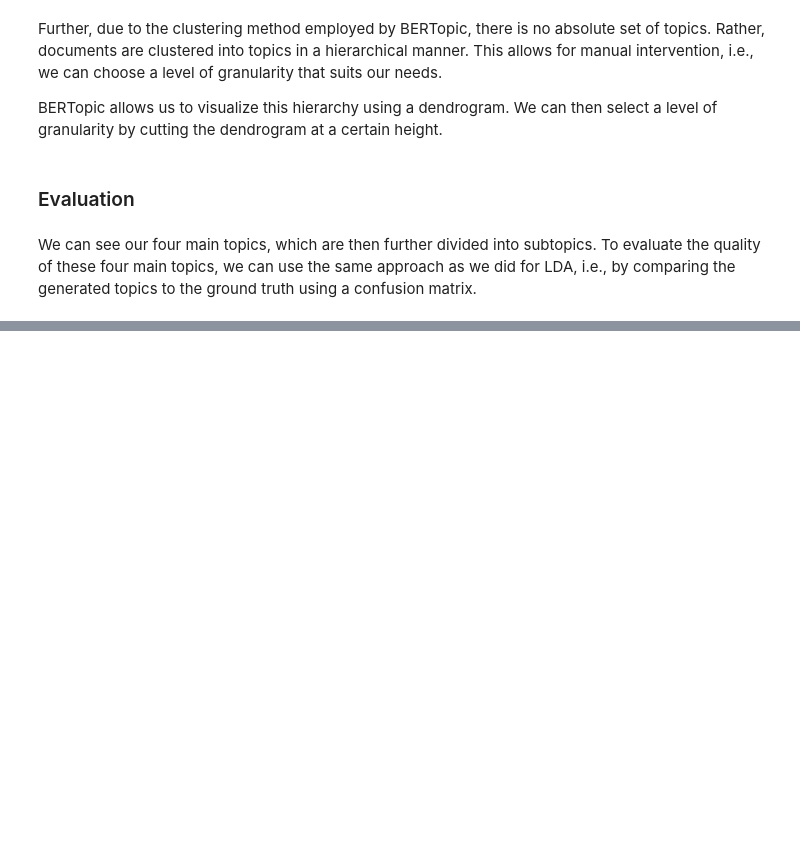
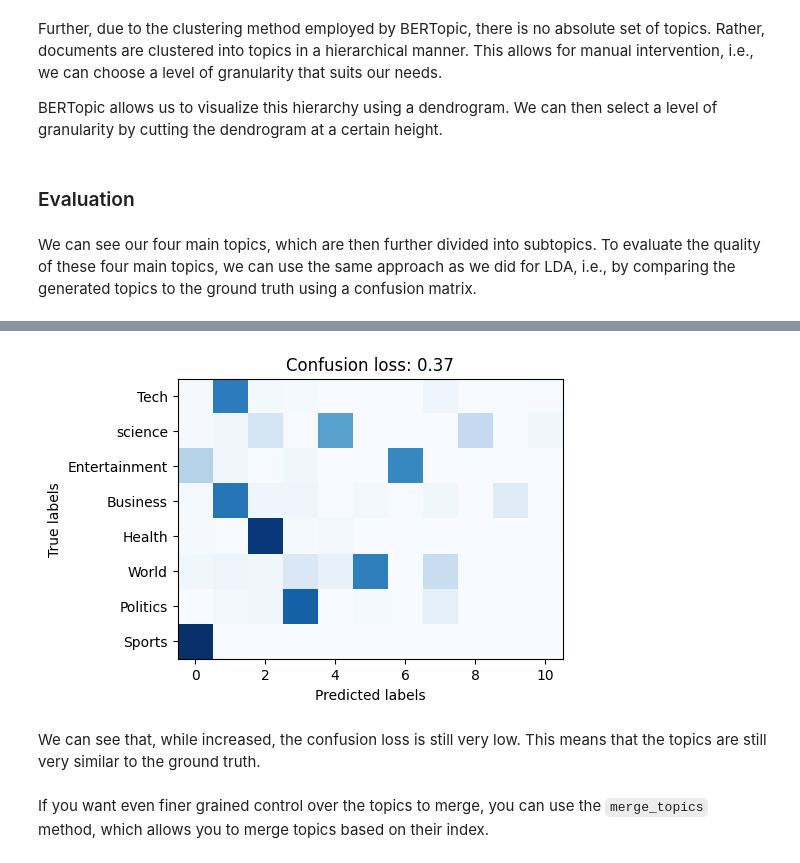
Before and after one commit to DanielMatter/topic-modeling, a Jupyter notebook: course/BERTopic-03-Training.ipynb, the cells around one changed output, grey strips where cells are left out. Cells and saved outputs as stored; diff of their text form; code cells hidden in the pictures; blank space fills up the shorter version.

```diff
--- a/course/BERTopic-03-Training.ipynb
+++ b/course/BERTopic-03-Training.ipynb
@@ -96,0 +88,9 @@ entropy(c / c.sum(), base=2)
+# %%
+# Let's first restore the original model
+topic_model = BERTopic.load(join('..', 'data', 'bert-models', 'model-base'))
+
+topic_model.reduce_topics(texts, nr_topics=12)
+merged_topics = topic_model.reduce_outliers(texts, topic_model.topics_)
+
+plot_confusion_loss(labels, merged_topics)
+# %% [output]
@@ -96,0 +98,5 @@ entropy(c / c.sum(), base=2)
+[figure, added]
+# %% [markdown]
+We can see that, while increased, the confusion loss is still very low. This means that the topics are still very similar to the ground truth.
+# %% [markdown]
+If you want even finer grained control over the topics to merge, you can use the `merge_topics` method, which allows you to merge topics based on their index.
```
Also changed, not shown: parts of 17 cells of this notebook, 5 other files.
